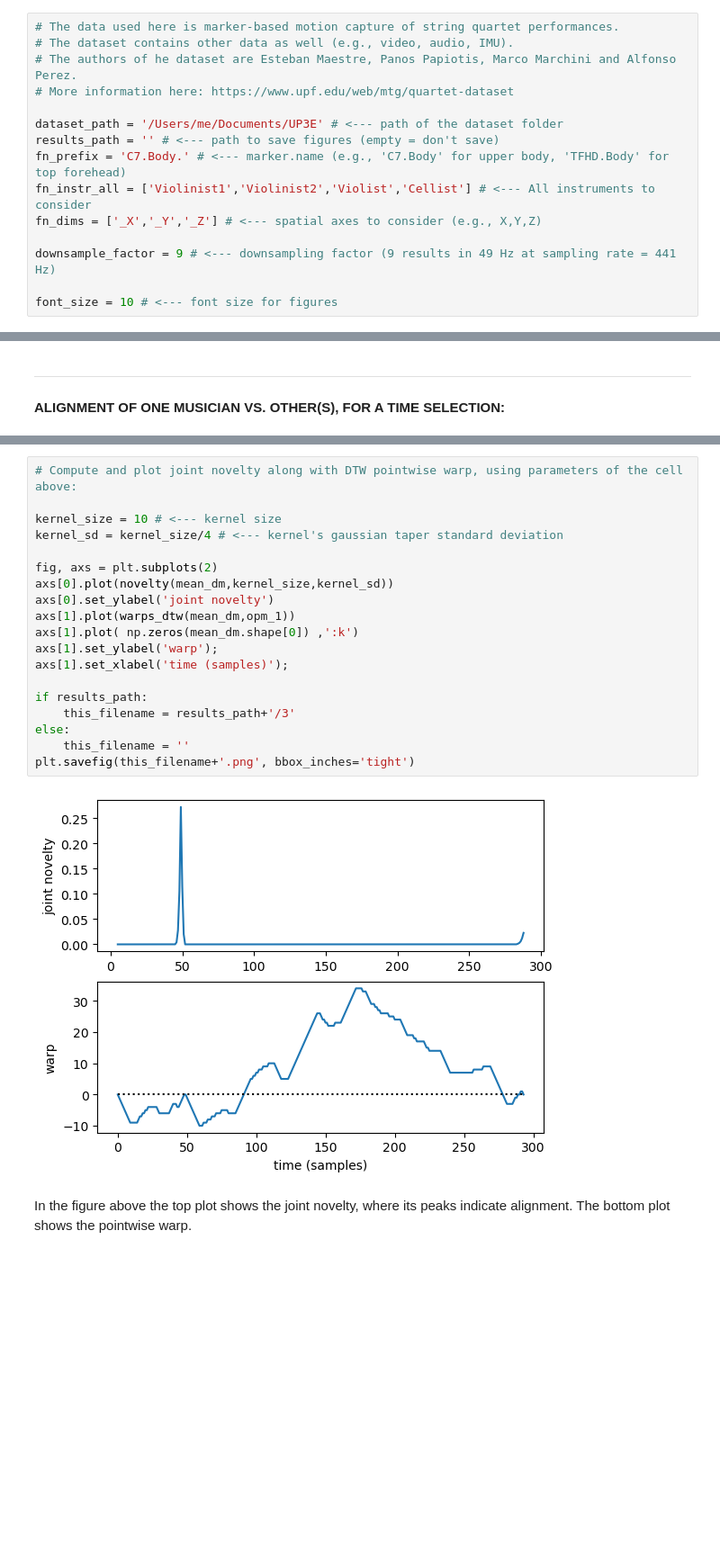
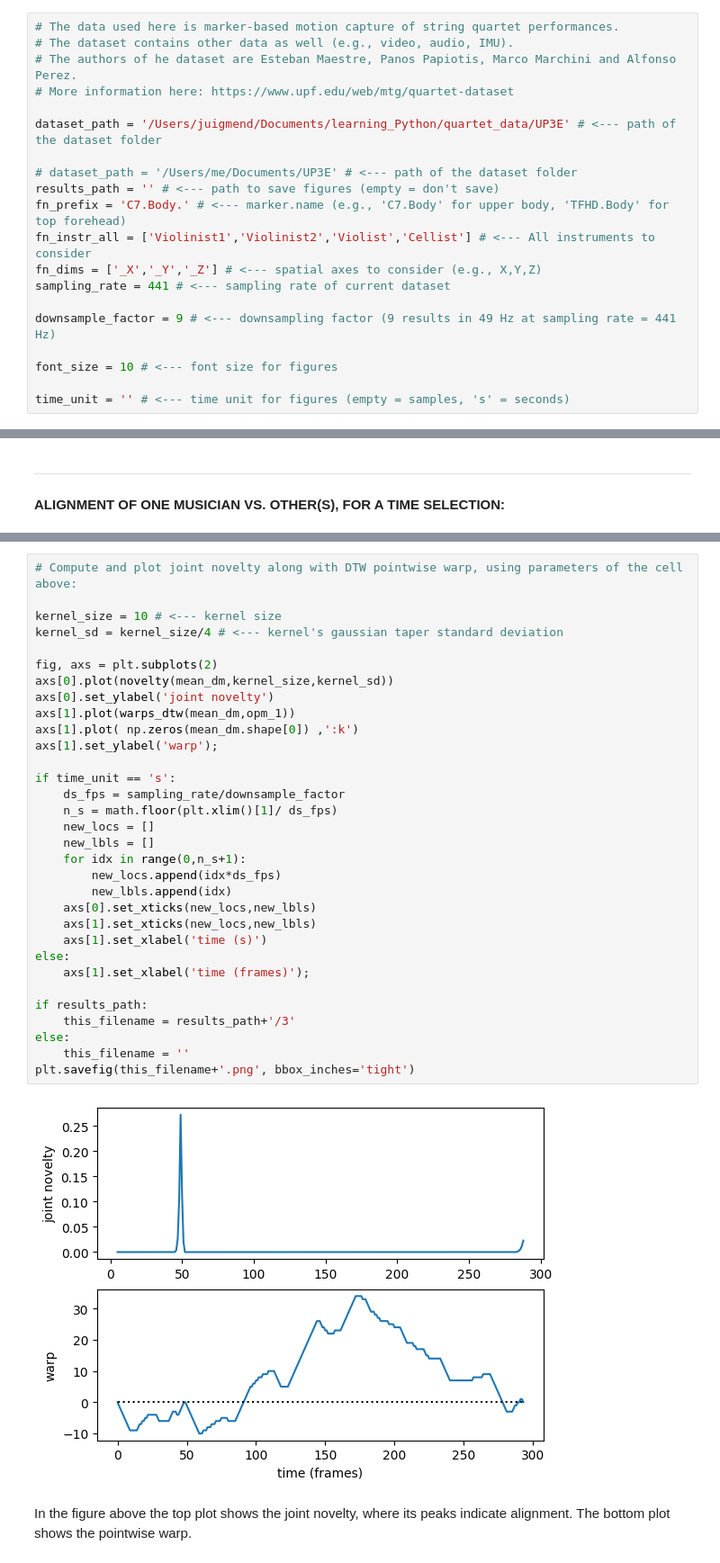
Before and after one commit to juigmend/python-miscellaneous, a Jupyter notebook: one_vs_others_DEMO.ipynb, the cells around one changed output, grey strips where cells are left out. Shown at 90% size. Drawn from its saved outputs; the diff is of its cells as text; blank space fills up the shorter version.

```diff
--- a/one_vs_others_DEMO.ipynb
+++ b/one_vs_others_DEMO.ipynb
@@ -53,15 +53,20 @@ import time
 # The authors of he dataset are Esteban Maestre, Panos Papiotis, Marco Marchini and Alfonso Perez.
 # More information here: https://www.upf.edu/web/mtg/quartet-dataset
 
-dataset_path = '/Users/me/Documents/UP3E' # <--- path of the dataset folder
+dataset_path = '/Users/juigmend/Documents/learning_Python/quartet_data/UP3E' # <--- path of the dataset folder
+
+# dataset_path = '/Users/me/Documents/UP3E' # <--- path of the dataset folder
 results_path = '' # <--- path to save figures (empty = don't save)
 fn_prefix = 'C7.Body.' # <--- marker.name (e.g., 'C7.Body' for upper body, 'TFHD.Body' for top forehead)
 fn_instr_all = ['Violinist1','Violinist2','Violist','Cellist'] # <--- All instruments to consider
 fn_dims = ['_X','_Y','_Z'] # <--- spatial axes to consider (e.g., X,Y,Z)
+sampling_rate = 441 # <--- sampling rate of current dataset
 
 downsample_factor = 9 # <--- downsampling factor (9 results in 49 Hz at sampling rate = 441 Hz)
 
 font_size = 10 # <--- font size for figures
+
+time_unit = '' # <--- time unit for figures (empty = samples, 's' = seconds)
 # %% [markdown]
 *******************************************************************************************
 #### FUNCTIONS:
@@ -539,23 +581,36 @@ When instruments 1 and 2 (Violinist 2 and Violist, respectively) are selected in
 # %%
 # Compute and plot joint novelty along with DTW pointwise warp, using parameters of the cell above:
 
 kernel_size = 10 # <--- kernel size
 kernel_sd = kernel_size/4 # <--- kernel's gaussian taper standard deviation
 
 fig, axs = plt.subplots(2)
 axs[0].plot(novelty(mean_dm,kernel_size,kernel_sd))
 axs[0].set_ylabel('joint novelty')
 axs[1].plot(warps_dtw(mean_dm,opm_1))
 axs[1].plot( np.zeros(mean_dm.shape[0]) ,':k')
 axs[1].set_ylabel('warp');
-axs[1].set_xlabel('time (samples)');
+
+if time_unit == 's':
+    ds_fps = sampling_rate/downsample_factor
+    n_s = math.floor(plt.xlim()[1]/ ds_fps)
+    new_locs = []
+    new_lbls = []
+    for idx in range(0,n_s+1):
+        new_locs.append(idx*ds_fps)
+        new_lbls.append(idx)
+    axs[0].set_xticks(new_locs,new_lbls)
+    axs[1].set_xticks(new_locs,new_lbls)
+    axs[1].set_xlabel('time (s)')
+else:
+    axs[1].set_xlabel('time (frames)');
 
 if results_path:
     this_filename = results_path+'/3'
 else:
     this_filename = ''
 plt.savefig(this_filename+'.png', bbox_inches='tight')
 # %% [output]
-[figure, old version]
+[figure, new version]
 # %% [markdown]
 In the figure above the top plot shows the joint novelty, where its peaks indicate alignment. The bottom plot shows the pointwise warp.
```
Also changed, not shown: parts of 8 cells of this notebook.
